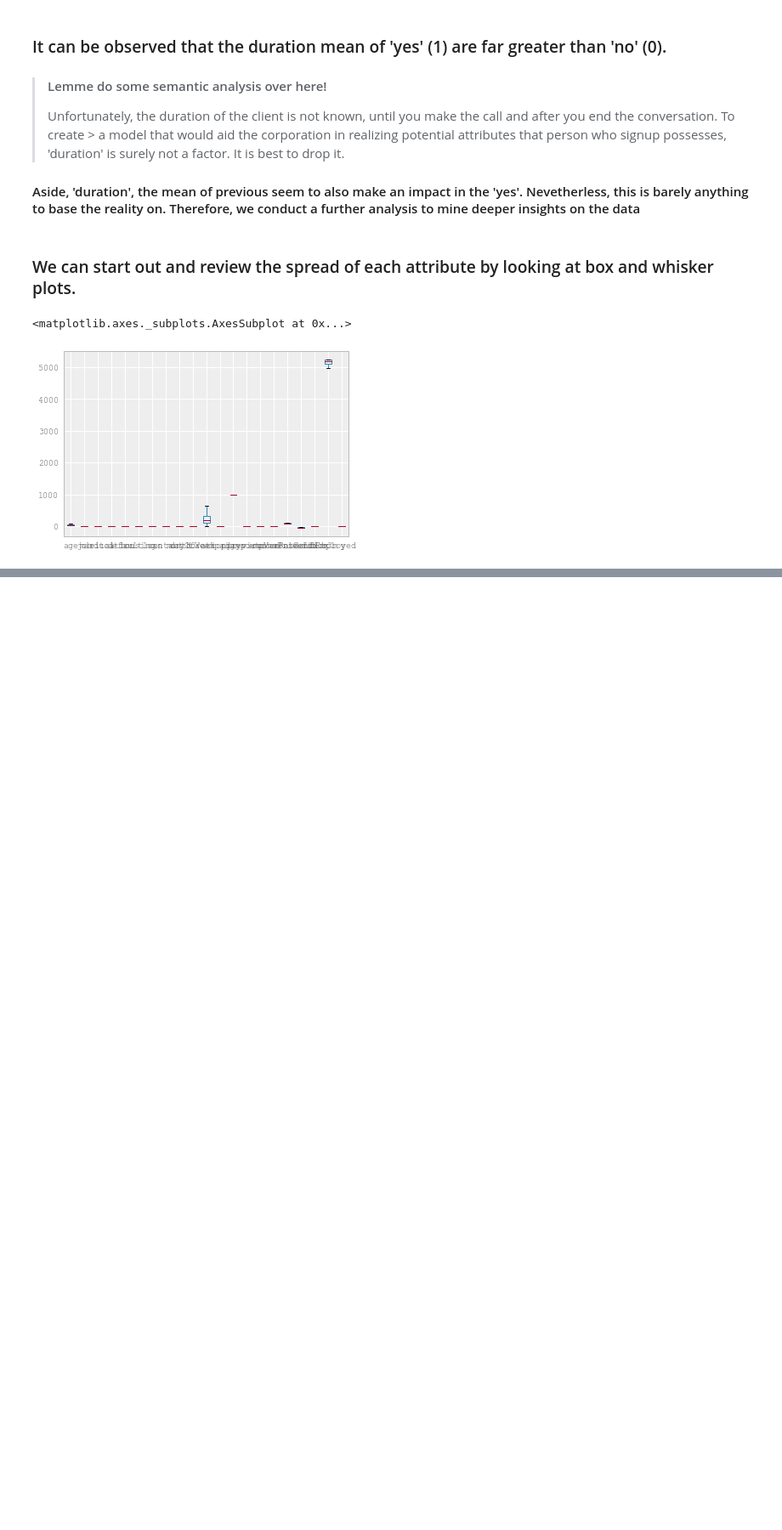
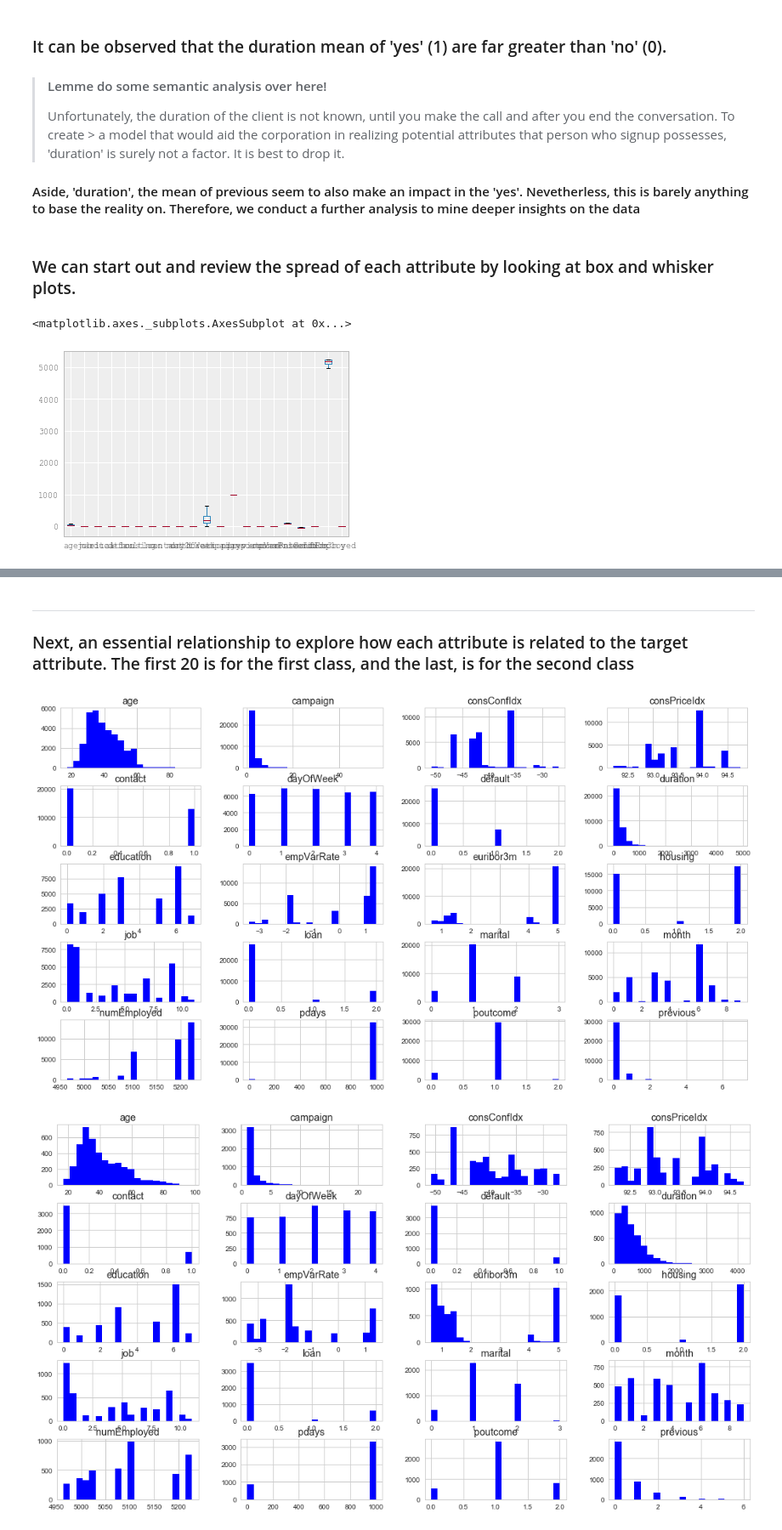
Before and after one commit to KingsleyNA/Customer-Response-Modeling, a Jupyter notebook: 3_Data_preparation_for_indepth_analyses.ipynb, the cells around one changed output, grey strips where cells are left out. Shown at 85% size. Cells and saved outputs as stored; diff of their text form; code cells hidden in the pictures; blank space fills up the shorter version.

```diff
--- a/3_Data_preparation_for_indepth_analyses.ipynb
+++ b/3_Data_preparation_for_indepth_analyses.ipynb
@@ -454,0 +465,12 @@ df.boxplot()
+# %% [markdown]
+***
+### Next, an essential relationship to explore how each attribute is related to the target attribute. The first 20 is for the first class, and the last, is for the second class
+# %%
+import matplotlib.pyplot as plt
+plt.style.use('seaborn-whitegrid')
+
+df.groupby('y').hist(bins=20, figsize=(18,10), color='blue')
+plt.show()
+# %% [output]
+[figure, added]
+[figure, added]
```
Also changed, not shown: parts of 6 cells of this notebook.
